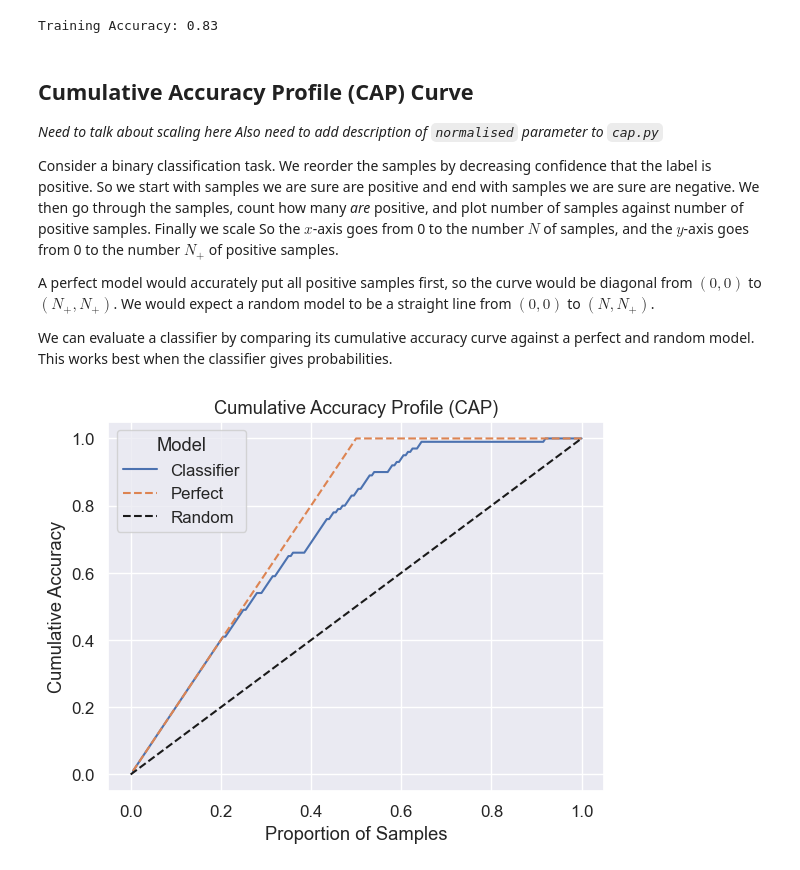
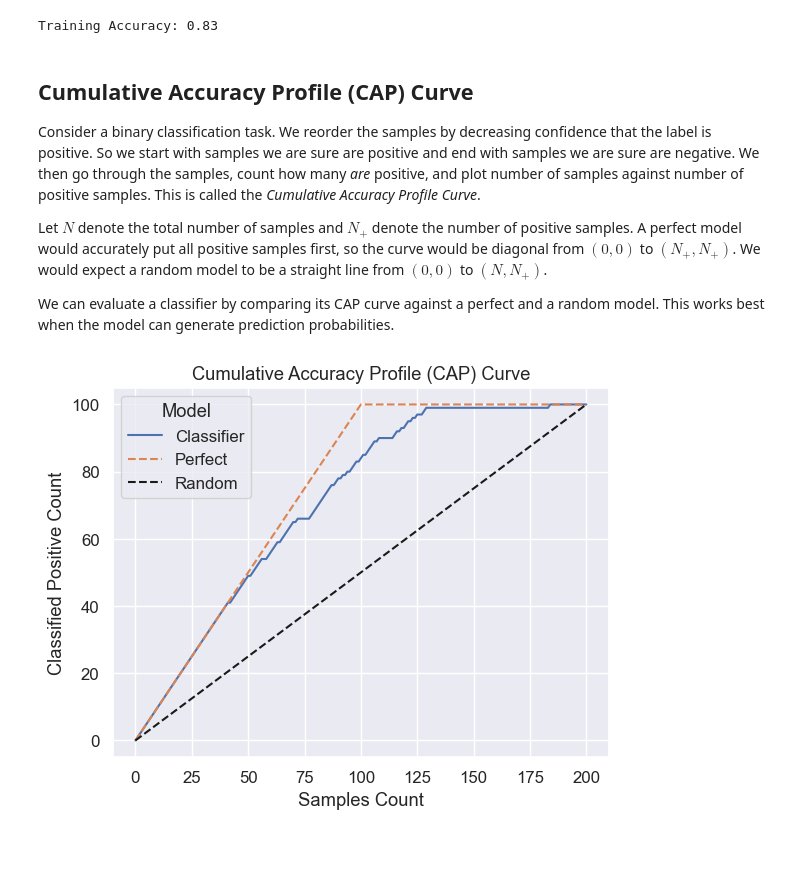
Before and after one commit to chris-leonard/python-playground, a Jupyter notebook: gini-coefficient.ipynb, the cells around one changed output. Cells and saved outputs as stored; diff of their text form; code cells hidden in the pictures.

Commit message:
improve cap curve module

```diff
--- a/gini-coefficient.ipynb
+++ b/gini-coefficient.ipynb
@@ -54,17 +64,14 @@ Training Accuracy: 0.83
 # %% [markdown]
 ## Cumulative Accuracy Profile (CAP) Curve
 
-*Need to talk about scaling here*
-*Also need to add description of `normalised` parameter to `cap.py`*
+Consider a binary classification task. We reorder the samples by decreasing confidence that the label is positive. So we start with samples we are sure are positive and end with samples we are sure are negative. We then go through the samples, count how many *are* positive, and plot number of samples against number of positive samples. This is called the *Cumulative Accuracy Profile Curve*.
 
-Consider a binary classification task. We reorder the samples by decreasing confidence that the label is positive. So we start with samples we are sure are positive and end with samples we are sure are negative. We then go through the samples, count how many *are* positive, and plot number of samples against number of positive samples. Finally we scale So the $x$-axis goes from 0 to the number $N$ of samples, and the $y$-axis goes from 0 to the number $N_+$ of positive samples.
+Let $N$ denote the total number of samples and $N_+$ denote the number of positive samples. A perfect model would accurately put all positive samples first, so the curve would be diagonal from $(0, 0)$ to $(N_+, N_+)$. We would expect a random model to be a straight line from $(0,0)$ to $(N, N_+)$.
 
-A perfect model would accurately put all positive samples first, so the curve would be diagonal from $(0, 0)$ to $(N_+, N_+)$. We would expect a random model to be a straight line from $(0,0)$ to $(N, N_+)$.
-
-We can evaluate a classifier by comparing its cumulative accuracy curve against a perfect and random model. This works best when the classifier gives probabilities.
+We can evaluate a classifier by comparing its CAP curve against a perfect and a random model. This works best when the model can generate prediction probabilities.
 # %%
-from cap import plot_cumulative_accuracy_profile
+from cap import plot_cap_curve
 
-plot_cumulative_accuracy_profile(log_reg, X, y, method="predict_proba")
+plot_cap_curve(log_reg, X, y, method="predict_proba", normalised=False)
 # %% [output]
-[figure, old version]
+[figure, new version]
```
Also changed, not shown: parts of 10 cells of this notebook, 1 other file.
